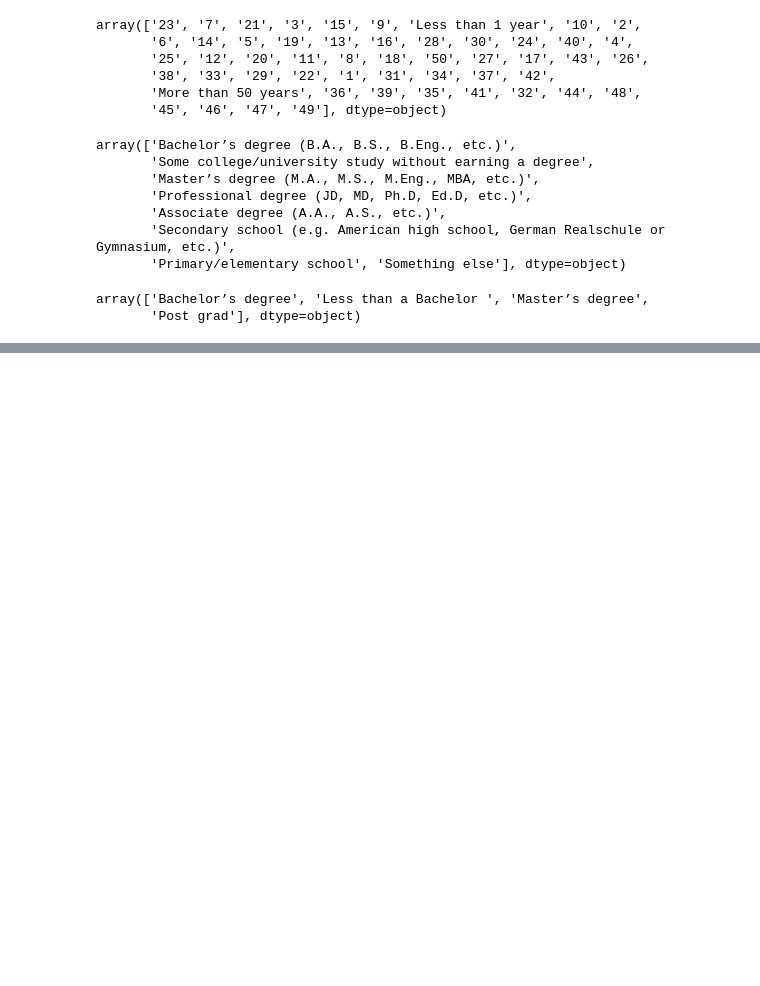
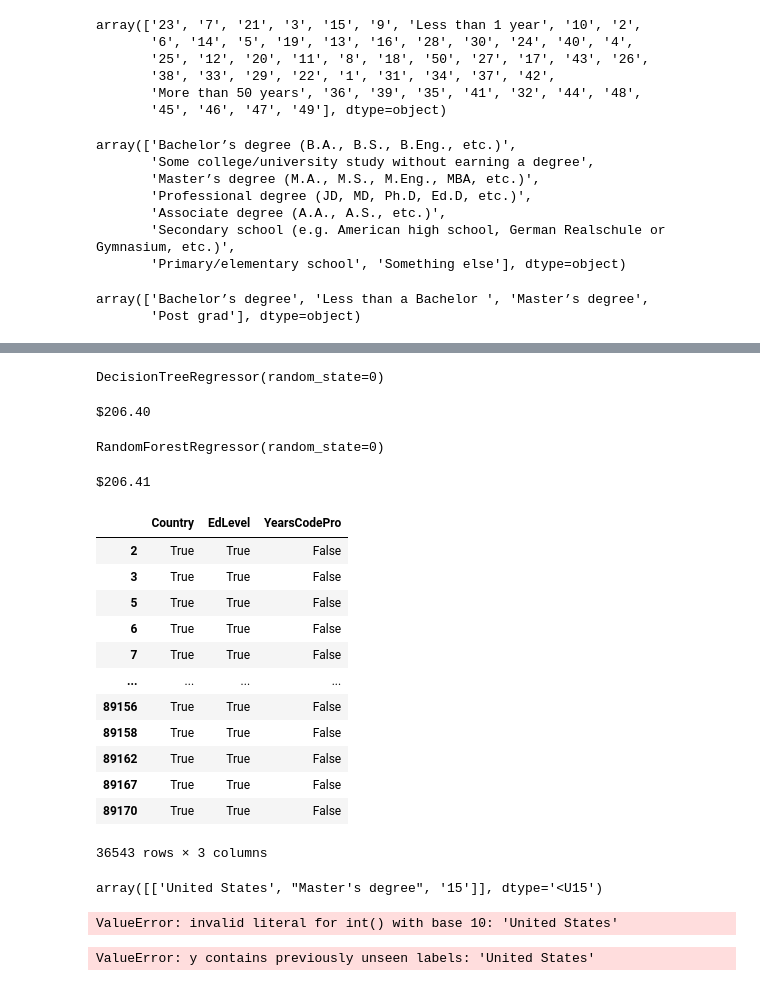
Before and after one commit to Nahsc0/ML_SalaryPrediction_App, a Jupyter notebook: SalaryPredictionApp.ipynb, the cells around one changed output, grey strips where cells are left out. Cells and saved outputs as stored; diff of their text form; code cells hidden in the pictures; blank space fills up the shorter version.

```diff
--- a/SalaryPredictionApp.ipynb
+++ b/SalaryPredictionApp.ipynb
@@ -216,0 +224,3 @@ array([0, 1, 2, 3], dtype=int64)
+# %%
+X = df.drop(["Employment", "Salary"], axis=1).notnull()
+y = df["Salary"]
@@ -216,0 +296,4 @@ array([0, 1, 2, 3], dtype=int64)
+# %%
+from sklearn.linear_model import LinearRegression
+linear_reg = LinearRegression()
+linear_reg.fit(X, y.values)
@@ -216,0 +312,6 @@ array([0, 1, 2, 3], dtype=int64)
+# %%
+from sklearn.tree import DecisionTreeRegressor
+dec_tree_reg = DecisionTreeRegressor(random_state=0)
+dec_tree_reg.fit(X, y.values)
+# %% [output]
+DecisionTreeRegressor(random_state=0)
@@ -216,0 +320,11 @@ array([0, 1, 2, 3], dtype=int64)
+# %%
+error = np.sqrt(mean_absolute_error(y, y_pred))
+print("${:,.02f}".format(error))
+# %% [output]
+$206.40
+# %%
+from sklearn.ensemble import RandomForestRegressor
+random_forest_reg = RandomForestRegressor(random_state=0)
+random_forest_reg.fit(X, y.values)
+# %% [output]
+RandomForestRegressor(random_state=0)
@@ -216,0 +335,52 @@ array([0, 1, 2, 3], dtype=int64)
+# %%
+print("${:,.02f}".format(error))
+# %% [output]
+$206.41
+# %%
+X
+# %% [output]
+|  | Country | EdLevel | YearsCodePro |
+| 2 | True | True | False |
+| 3 | True | True | False |
+| 5 | True | True | False |
+| 6 | True | True | False |
+| 7 | True | True | False |
+| ... | ... | ... | ... |
+| 89156 | True | True | False |
+| 89158 | True | True | False |
+| 89162 | True | True | False |
+| 89167 | True | True | False |
+| 89170 | True | True | False |
+36543 rows × 3 columns
+# %%
+X = np.array([["United States", "Master's degree", 15]])
+X
+# %% [output]
+array([['United States', "Master's degree", '15']], dtype='<U15')
+# %%
+from sklearn.preprocessing import LabelEncoder
+import numpy as np
+
+class CustomLabelEncoder(LabelEncoder):
+    def transform(self, y):
+        # Add a check for previously unseen categories and assign them a special value
+        y_transformed = super().transform(y)
+        unseen_mask = np.isnan(y_transformed)
+        y_transformed[unseen_mask] = -1  # or any other special value
+        return y_transformed
+
+# Use CustomLabelEncoder instead of LabelEncoder
+le_country = CustomLabelEncoder()
+le_country.fit(df['Country'])  # Assuming 'Country' is the column you're encoding
+
+# Now when you transform, unseen categories will be assigned -1
+X[:,  0] = le_country.transform(X[:,  0])
+# %% [output]
+ValueError: invalid literal for int() with base 10: 'United States'
+# %%
+X[:, 0] = le_country.transform(X[:, 0])
+X[:, 1] = le_education.transform(X[:, 1])
+X = X.astype(float)
+X
+# %% [output]
+ValueError: y contains previously unseen labels: 'United States'
```
Also changed, not shown: parts of 15 cells of this notebook.
